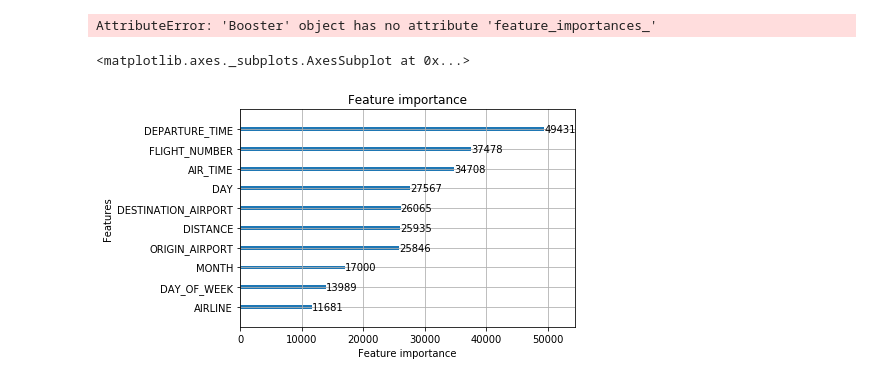
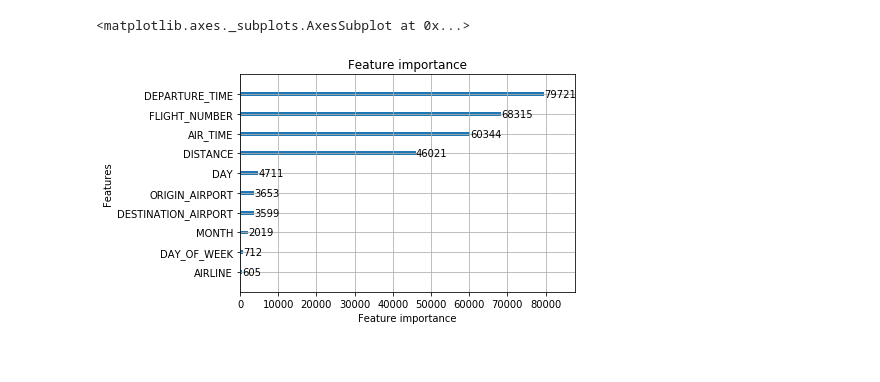
Before and after one commit to kvnkuo/estimators, a Jupyter notebook: lightgbm.ipynb, the cells around one changed output. Saved outputs shown, nothing was run; the diff lists cells and outputs as text; code cells hidden in the pictures.

```diff
--- a/lightgbm.ipynb
+++ b/lightgbm.ipynb
@@ -5,7 +5,7 @@ import lightgbm as lgb
 from sklearn import metrics
 
 data = pd.read_csv("../flights.csv")
-data = data.sample(frac = 0.1, random_state=10)
+data = data.sample(frac = 0.01, random_state=10)
 
 data = data[["MONTH","DAY","DAY_OF_WEEK","AIRLINE","FLIGHT_NUMBER","DESTINATION_AIRPORT",
                  "ORIGIN_AIRPORT","AIR_TIME", "DEPARTURE_TIME","DISTANCE","ARRIVAL_DELAY"]]
@@ -79,21 +133,5 @@ shap.summary_plot(shap_values, train, plot_type="bar")
-# %%
-import matplotlib.pyplot as plt
-import seaborn as sns
-import warnings
-warnings.simplefilter(action='ignore', category=FutureWarning)
-
-# sorted(zip(clf.feature_importances_, X.columns), reverse=True)
-feature_imp = pd.DataFrame(sorted(zip(model2.feature_importances_,X.columns)), columns=['Value','Feature'])
-
-plt.figure(figsize=(20, 10))
-sns.barplot(x="Value", y="Feature", data=feature_imp.sort_values(by="Value", ascending=False))
-plt.title('LightGBM Features (avg over folds)')
-plt.tight_layout()
-plt.show()
-# %% [output]
-AttributeError: 'Booster' object has no attribute 'feature_importances_'
 # %%
-lgb.plot_importance(model2)
+lgb.plot_importance(model3)
 # %% [output]
 <matplotlib.axes._subplots.AxesSubplot at 0x...>
-[figure, old version]
+[figure, new version]
```
Also changed, not shown: parts of 15 cells of this notebook, 2 other files.
